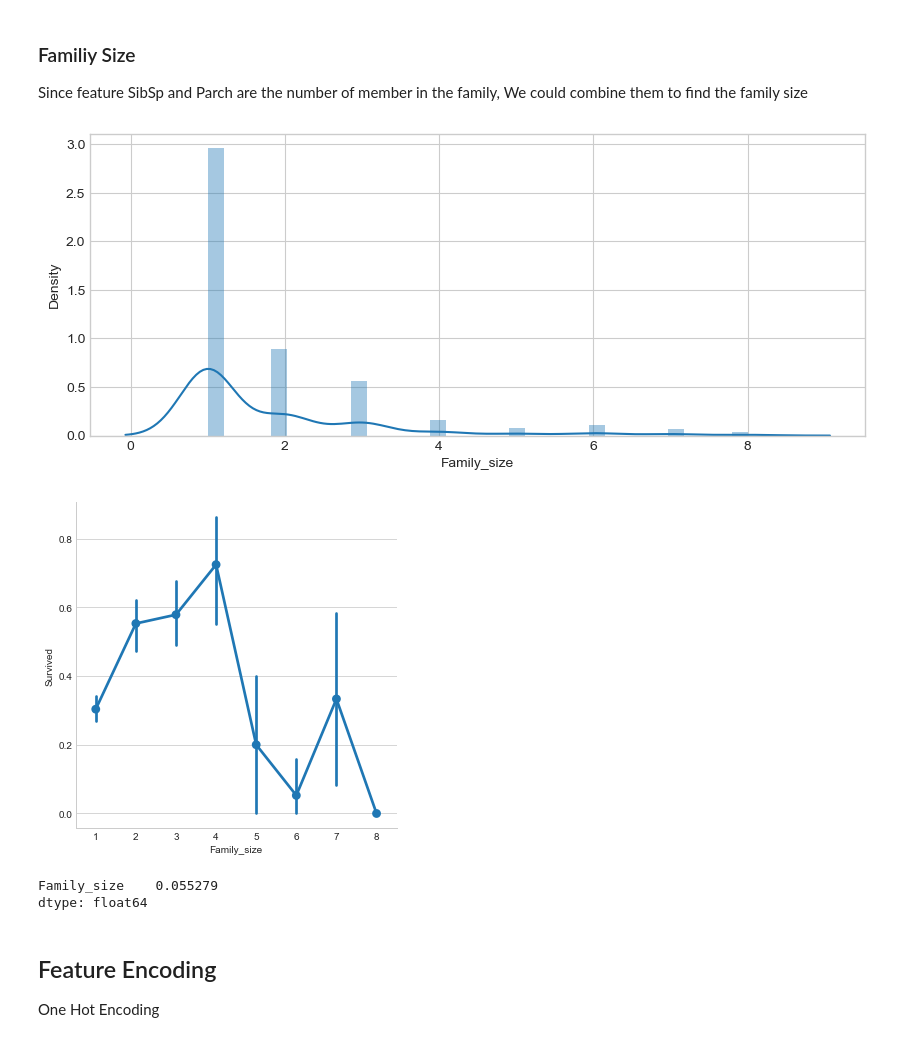
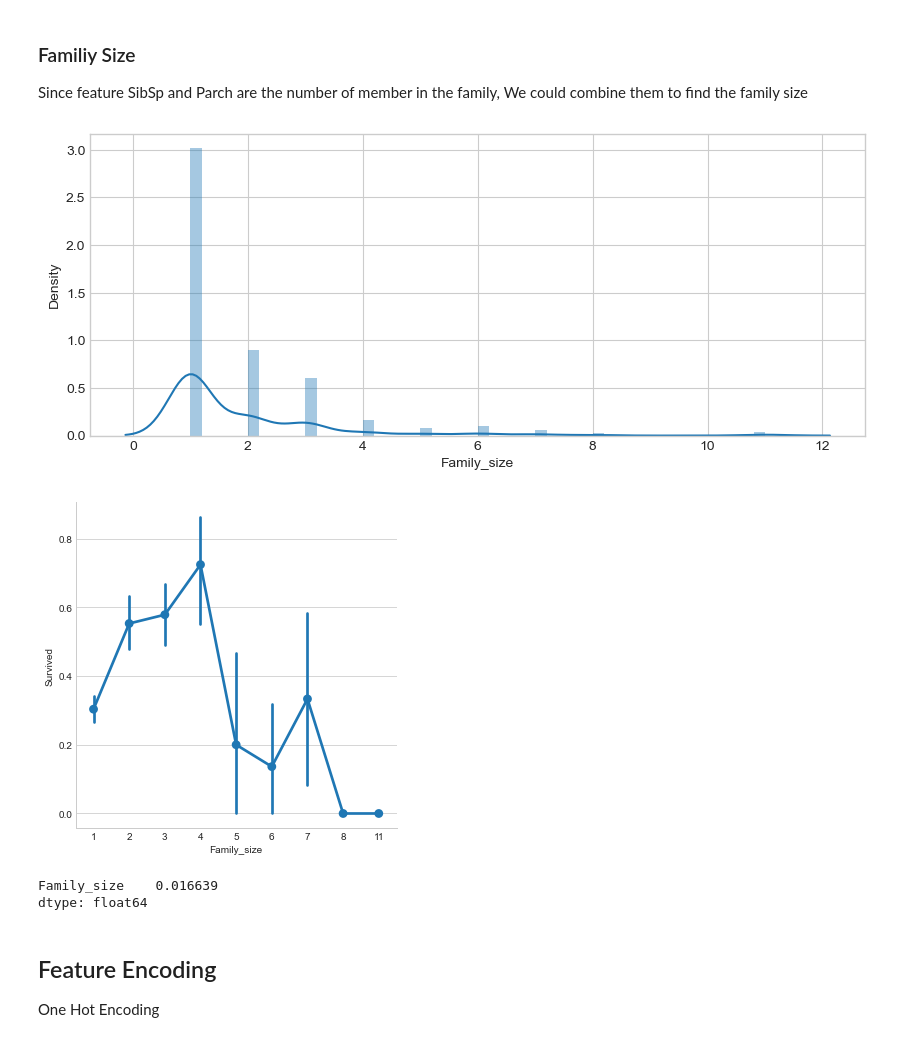
Before and after one commit to PaphobGun/ml-titanic, a Jupyter notebook: Titanic.ipynb, the cells around one changed output. Saved outputs shown, nothing was run; the diff lists cells and outputs as text; code cells hidden in the pictures.

```diff
--- a/Titanic.ipynb
+++ b/Titanic.ipynb
@@ -211,3 +196,0 @@ train.loc[Outlier_indices_to_drop]
-# %%
-# Drop outliers
-train = train.drop(Outlier_indices_to_drop, axis = 0).reset_index(drop=True)
@@ -978,15 +963,15 @@ test['Family_size'] = df.iloc[len(train):].drop(['Survived'], axis=1)['Family_si
 # %%
 plt.figure(figsize=(10, 4), dpi=100)
-sns.distplot(train['Family_size']);
+sns.distplot(df['Family_size']);
 # %% [output]
-[figure, old version]
+[figure, new version]
 # %%
-sns.factorplot(x='Family_size', y='Survived', data=train);
+sns.factorplot(x='Family_size', y='Survived', data=df);
 # %% [output]
-[figure, old version]
+[figure, new version]
 # %%
-train[['Family_size']].corrwith(train['Survived'])
+df[['Family_size']].corrwith(df['Survived'])
 # %% [output]
-Family_size    0.055279
+Family_size    0.016639
 dtype: float64
 # %%
```
Also changed, not shown: parts of 142 cells of this notebook, 1 other file.
